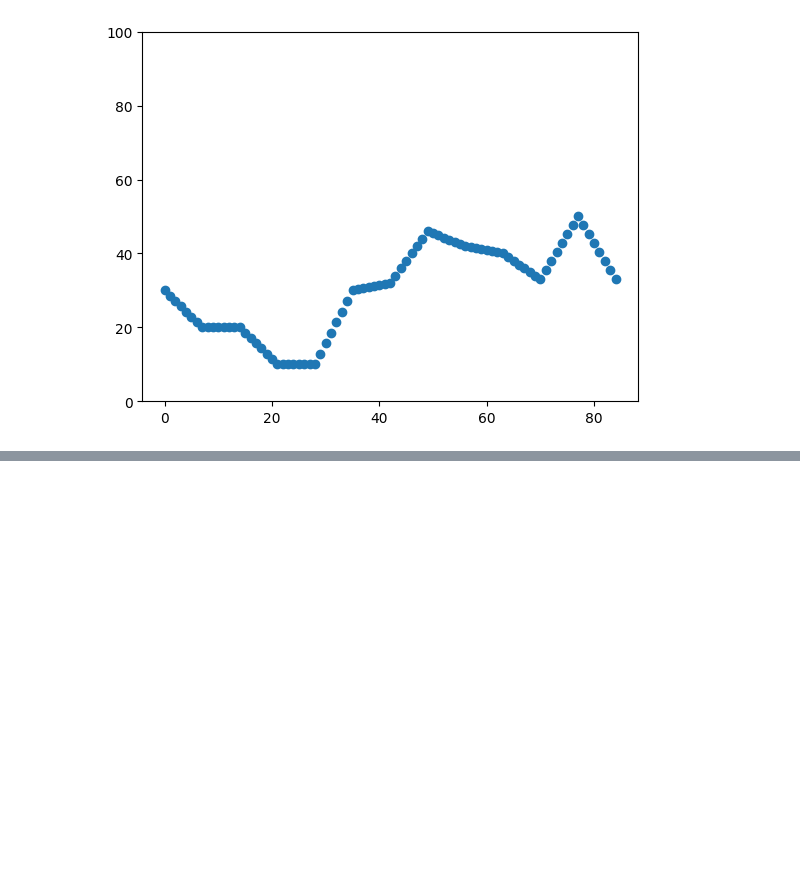
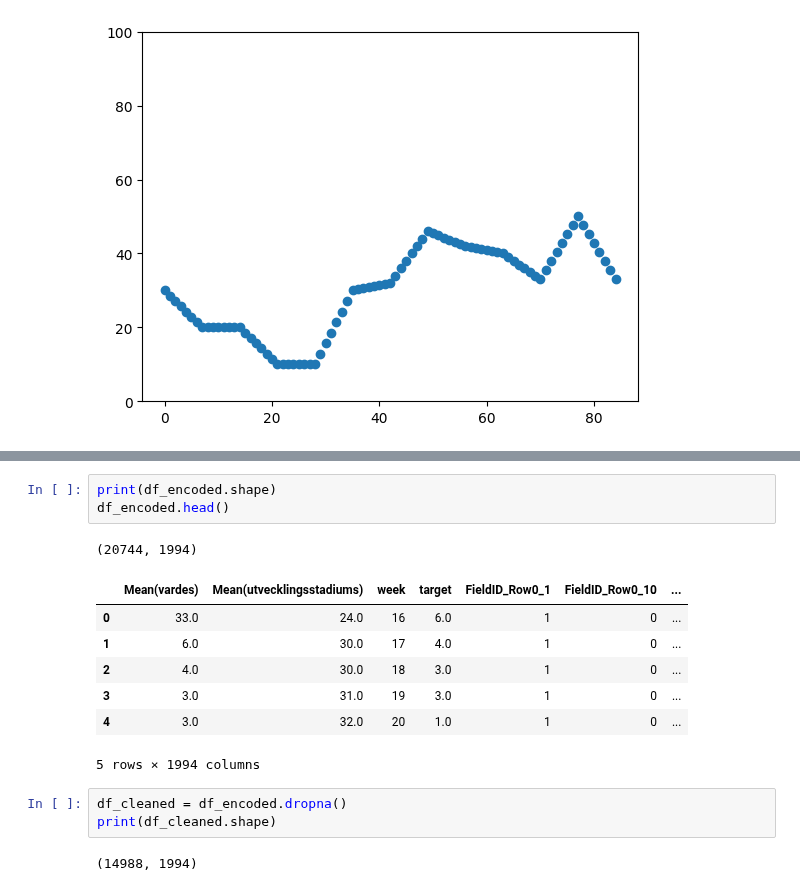
Before and after one commit to mosmar99/Pest-Outbrakes, a Jupyter notebook: eda.ipynb, the cells around one changed output, grey strips where cells are left out. Saved outputs shown, nothing was run; the diff lists cells and outputs as text; blank space fills up the shorter version.

```diff
--- a/eda.ipynb
+++ b/eda.ipynb
@@ -134 +185,18 @@ plt.show()
+# %%
+print(df_encoded.shape)
+df_encoded.head()
+# %% [output]
+(20744, 1994)
+|  | Mean(vardes) | Mean(utvecklingsstadiums) | week | target | FieldID_Row0_1 | FieldID_Row0_10 | ... |
+| 0 | 33.0 | 24.0 | 16 | 6.0 | 1 | 0 | ... |
+| 1 | 6.0 | 30.0 | 17 | 4.0 | 1 | 0 | ... |
+| 2 | 4.0 | 30.0 | 18 | 3.0 | 1 | 0 | ... |
+| 3 | 3.0 | 31.0 | 19 | 3.0 | 1 | 0 | ... |
+| 4 | 3.0 | 32.0 | 20 | 1.0 | 1 | 0 | ... |
+5 rows × 1994 columns
+# %%
+df_cleaned = df_encoded.dropna()
+print(df_cleaned.shape)
+# %% [output]
+(14988, 1994)
 # %%
```
Also changed, not shown: parts of 10 cells of this notebook.
